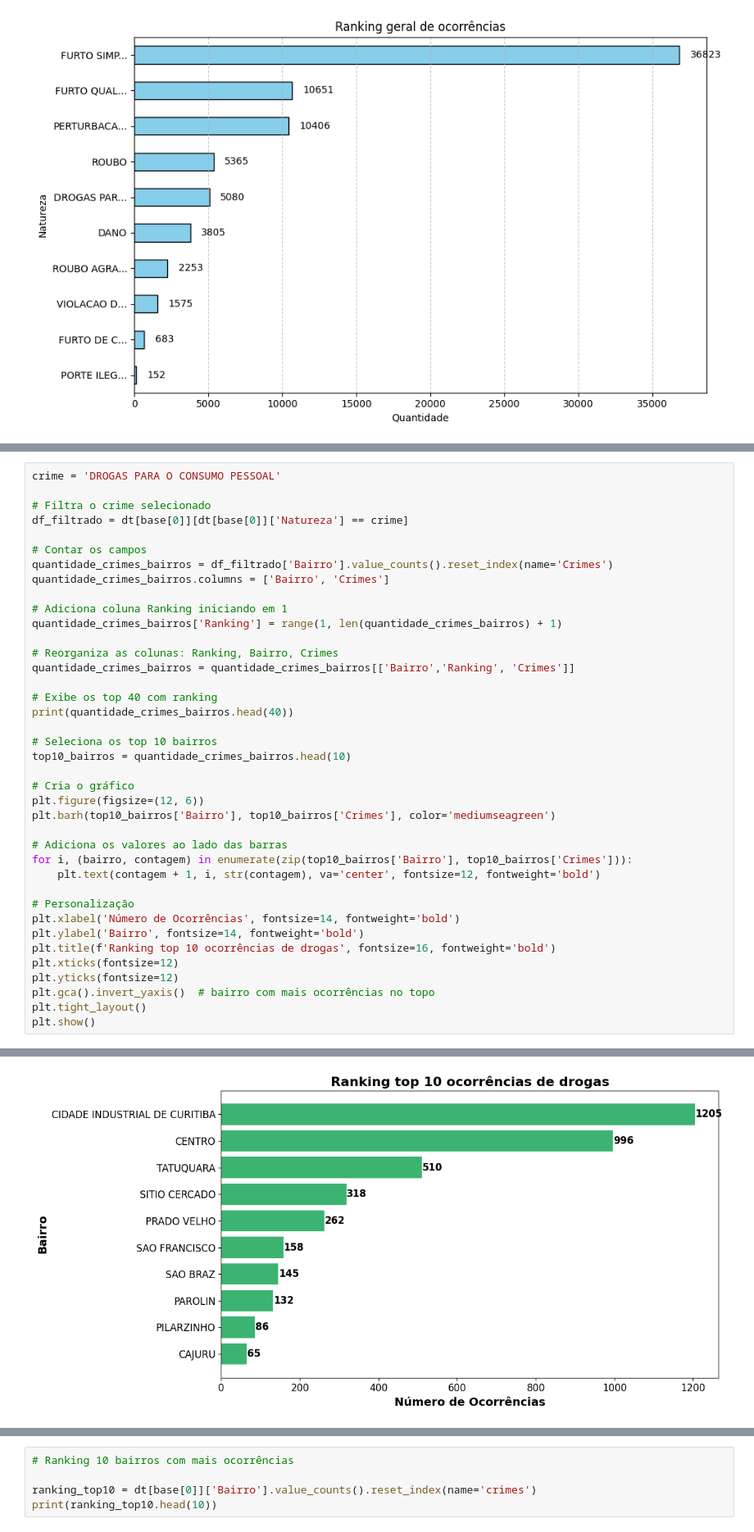
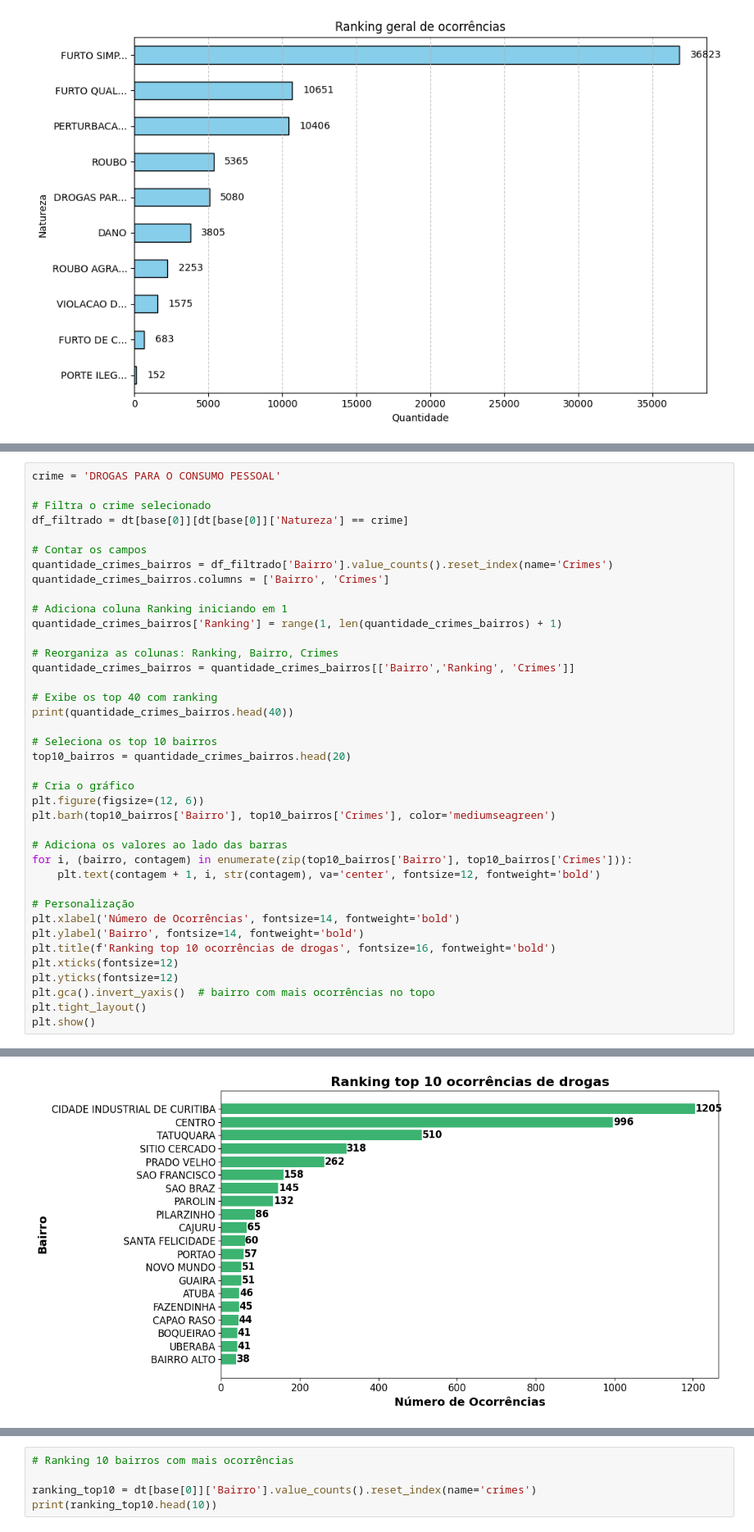
Before and after one commit to GuilhermeOliveiraAgenor/Analise-Seguranca-Curitiba, a Jupyter notebook: guilherme/analise_segurança_guilherme.ipynb, the cells around one changed output, grey strips where cells are left out. Shown at 82% size. Cells and saved outputs as stored; diff of their text form.

```diff
--- a/guilherme/analise_segurança_guilherme.ipynb
+++ b/guilherme/analise_segurança_guilherme.ipynb
@@ -201,7 +204,7 @@ quantidade_crimes_bairros = quantidade_crimes_bairros[['Bairro','Ranking', 'Crim
 print(quantidade_crimes_bairros.head(40))
 
 # Seleciona os top 10 bairros
-top10_bairros = quantidade_crimes_bairros.head(10)
+top10_bairros = quantidade_crimes_bairros.head(20)
 
 # Cria o gráfico
 plt.figure(figsize=(12, 6))
@@ -211,34 +214,34 @@ plt.barh(top10_bairros['Bairro'], top10_bairros['Crimes'], color='mediumseagreen
 for i, (bairro, contagem) in enumerate(zip(top10_bairros['Bairro'], top10_bairros['Crimes'])):
     plt.text(contagem + 1, i, str(contagem), va='center', fontsize=12, fontweight='bold')
 
 # Personalização
 plt.xlabel('Número de Ocorrências', fontsize=14, fontweight='bold')
 plt.ylabel('Bairro', fontsize=14, fontweight='bold')
 plt.title(f'Ranking top 10 ocorrências de drogas', fontsize=16, fontweight='bold')
 plt.xticks(fontsize=12)
 plt.yticks(fontsize=12)
 plt.gca().invert_yaxis()  # bairro com mais ocorrências no topo
 plt.tight_layout()
 plt.show()
 # %% [output]
                            Bairro  Ranking  Crimes
 0   CIDADE INDUSTRIAL DE CURITIBA        1    1205
 1                          CENTRO        2     996
 2                       TATUQUARA        3     510
 3                   SITIO CERCADO        4     318
 4                     PRADO VELHO        5     262
 5                   SAO FRANCISCO        6     158
 6                        SAO BRAZ        7     145
 7                         PAROLIN        8     132
 8                      PILARZINHO        9      86
 9                          CAJURU       10      65
 10               SANTA FELICIDADE       11      60
 ... (25 lines left out)
 36                         MERCES       37      17
 37                    BARREIRINHA       38      17
 38                      BOA VISTA       39      16
 39                     BIGORRILHO       40      15
-[figure, old version]
+[figure, new version]
 # %%
 # Crimes nos dias da semana por bairro
 
```
Also changed, not shown: parts of 30 cells of this notebook.
